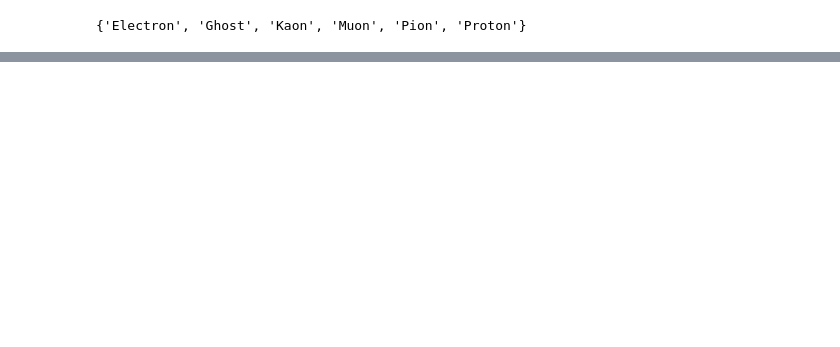
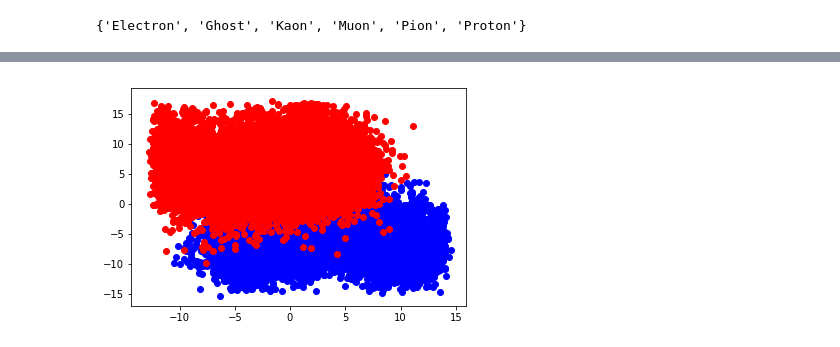
Before and after one commit to bainbrid/MLatImperial2018, a Jupyter notebook: 03_lab/kaggle.ipynb, the cells around one changed output, grey strips where cells are left out. Drawn from its saved outputs; the diff is of its cells as text; code cells hidden in the pictures; blank space fills up the shorter version.

```diff
--- a/03_lab/kaggle.ipynb
+++ b/03_lab/kaggle.ipynb
@@ -206,0 +503,13 @@ Log loss:
+# %%
+plt.scatter(X_train['DLLmuon'][(X_train['DLLmuon']>-100.)&(y_train=="Muon")],
+            X_train['DLLelectron'][(X_train['DLLelectron']>-100.)&(y_train=="Muon")],
+            color="blue")
+plt.scatter(X_train['DLLmuon'][(X_train['DLLelectron']>-100.)&(y_train=="Electron")],
+            X_train['DLLelectron'][(X_train['DLLelectron']>-100.)&(y_train=="Electron")],
+            color="red")
+plt.scatter(X_train['DLLmuon'][(X_train['DLLelectron']>-100.)&(y_train=="Electron")],
+            X_train['DLLelectron'][(X_train['DLLelectron']>-100.)&(y_train=="Electron")],
+            color="red")
+plt.show()
+# %% [output]
+[figure, added]
```
Also changed, not shown: parts of 61 cells of this notebook, 2 other files.
